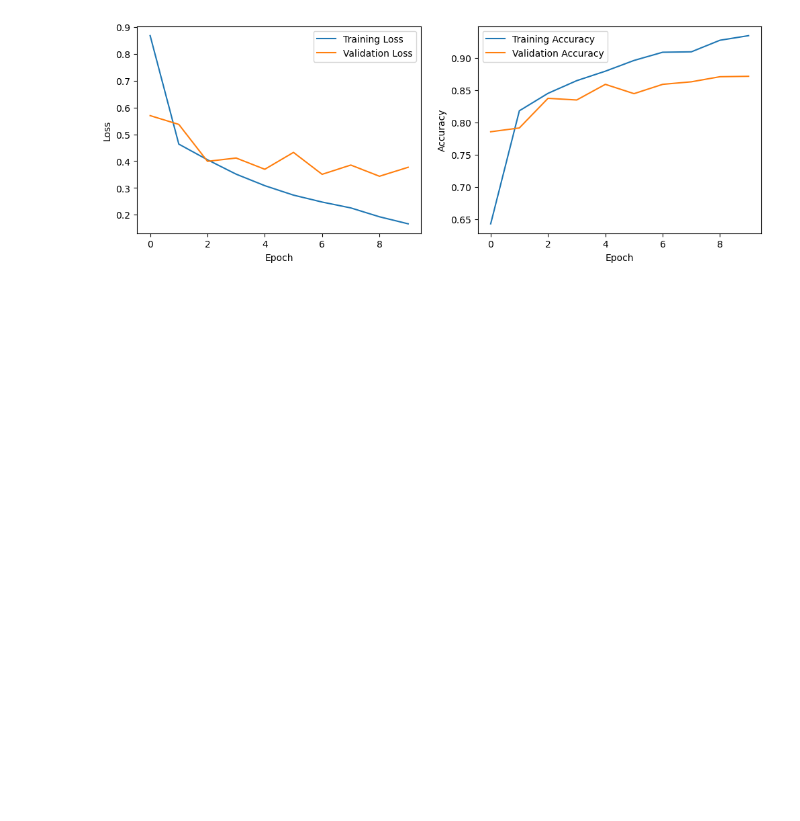
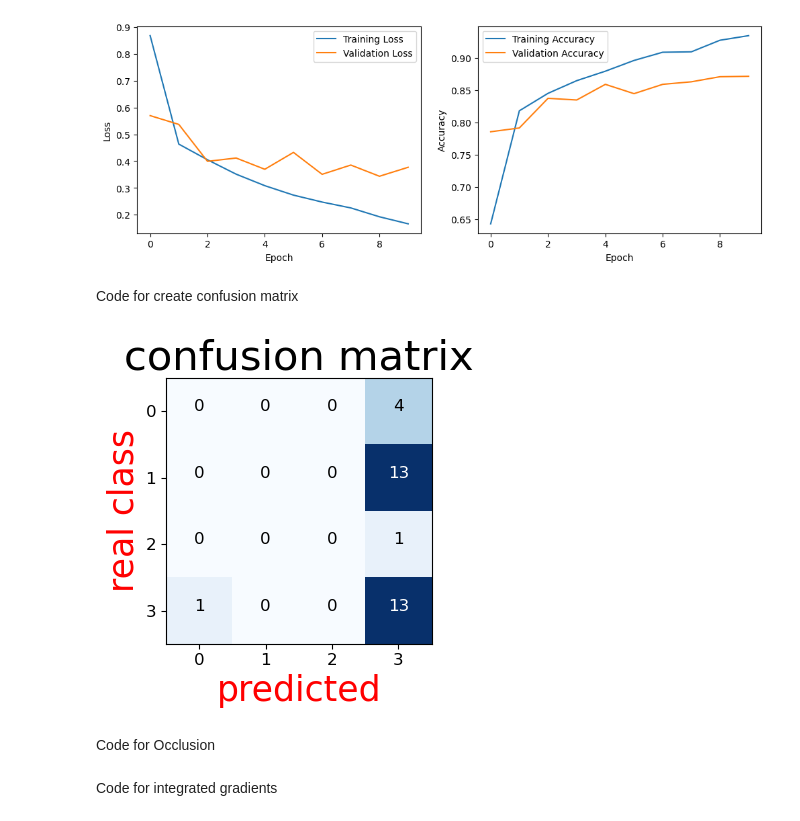
Before and after one commit to haowanwuyifan/python_code, a Jupyter notebook: deep learning coursework/coursework.ipynb, the cells around one changed output. Drawn from its saved outputs; the diff is of its cells as text; code cells hidden in the pictures; blank space fills up the shorter version.

```diff
--- a/deep learning coursework/coursework.ipynb
+++ b/deep learning coursework/coursework.ipynb
@@ -580,0 +558,48 @@ def visualize_importances(feature_names, importances, title="Average Feature Imp
+# %% [markdown]
+Code for create confusion matrix
+# %%
+from sklearn.metrics import confusion_matrix
+
+model = MyConvNet(l1=256)
+images, labels = next(iter(train_loader))
+outputs = model(images)
+_, predicted = torch.max(outputs.data, 1)
+
+confusion_matrix_model = confusion_matrix(labels.numpy(), predicted.numpy())
+# %%
+
+import itertools
+def cnf_matrix_plotter(cm, classes, cmap=plt.cm.Blues):
+    """
+    传入混淆矩阵和标签名称列表，绘制混淆矩阵
+    """
+    plt.figure(figsize=(4, 4))
+
+    plt.imshow(cm, interpolation='nearest', cmap=cmap)
+    # plt.colorbar() # 色条
+    tick_marks = np.arange(len(classes))
+
+    plt.title('confusion matrix', fontsize=30)
+    plt.xlabel('predicted', fontsize=25, c='r')
+    plt.ylabel('real class', fontsize=25, c='r')
+    plt.tick_params(labelsize=12) # 设置类别文字大小
+    # plt.xticks(tick_marks, classes, rotation=90) # 横轴文字旋转
+    # plt.yticks(tick_marks, classes)
+
+    # 写数字
+    threshold = cm.max() / 2.
+    for i, j in itertools.product(range(cm.shape[0]), range(cm.shape[1])):
+        plt.text(j, i, cm[i, j],
+                 horizontalalignment="center",
+                 color="white" if cm[i, j] > threshold else "black",
+                 fontsize=12)
+
+    plt.tight_layout()
+
+    # plt.savefig('混淆矩阵.pdf', dpi=300) # 保存图像
+# %%
+cnf_matrix_plotter(confusion_matrix_model, labels.numpy().tolist(),cmap='Blues')
+# %% [output]
+[figure, added]
+# %% [markdown]
+Code for Occlusion
@@ -580,0 +630,2 @@ def visualize_importances(feature_names, importances, title="Average Feature Imp
+# %% [markdown]
+Code for integrated gradients
```
Also changed, not shown: parts of 17 cells of this notebook.
